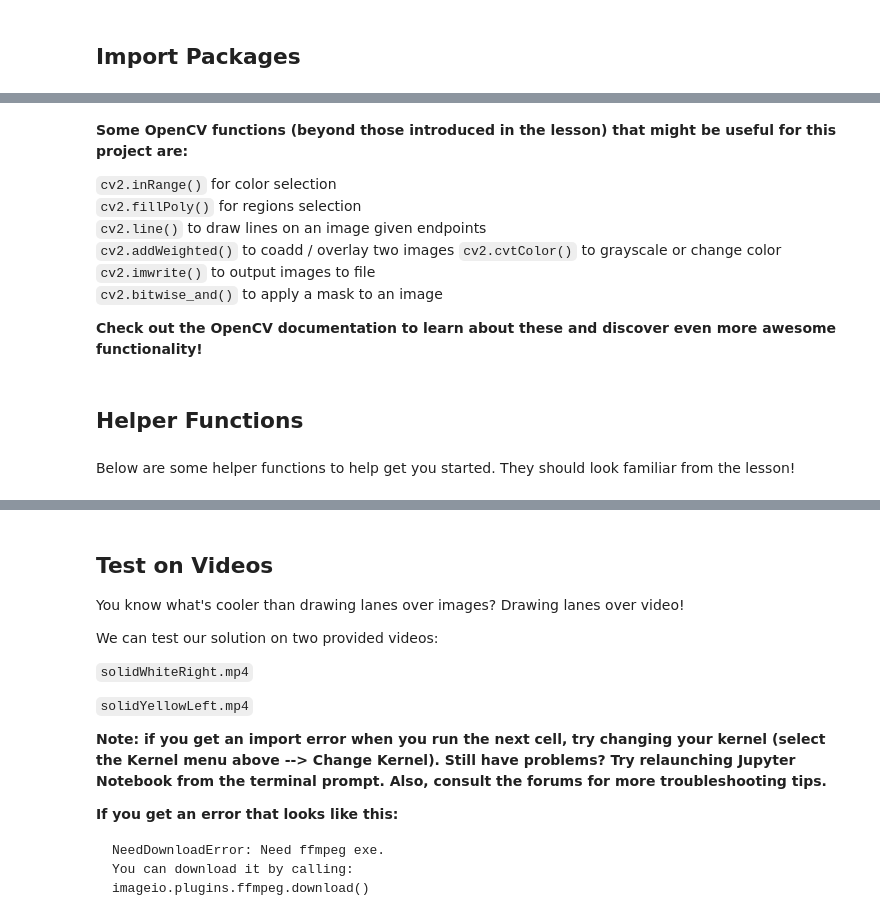
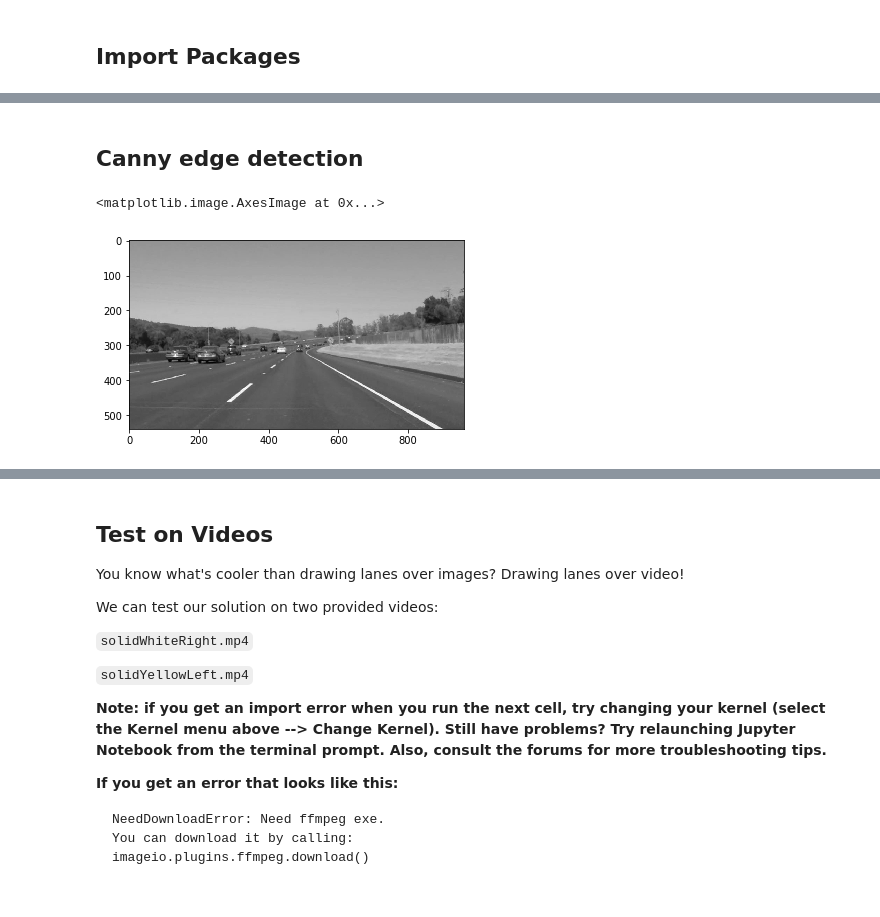
Before and after one commit to ninemillionbicycles/CarND-LaneLines-P1, a Jupyter notebook: P1.ipynb, the cells around one changed output, grey strips where cells are left out. Drawn from its saved outputs; the diff is of its cells as text; code cells hidden in the pictures.

```diff
--- a/P1.ipynb
+++ b/P1.ipynb
@@ -61,16 +64,0 @@ plt.imshow(image)  # if you wanted to show a single color channel image called '
-# %% [markdown]
-**Some OpenCV functions (beyond those introduced in the lesson) that might be useful for this project are:**
-
-`cv2.inRange()` for color selection
-`cv2.fillPoly()` for regions selection
-`cv2.line()` to draw lines on an image given endpoints
-`cv2.addWeighted()` to coadd / overlay two images
-`cv2.cvtColor()` to grayscale or change color
-`cv2.imwrite()` to output images to file
-`cv2.bitwise_and()` to apply a mask to an image
-
-**Check out the OpenCV documentation to learn about these and discover even more awesome functionality!**
-# %% [markdown]
-## Helper Functions
-# %% [markdown]
-Below are some helper functions to help get you started. They should look familiar from the lesson!
@@ -170,0 +65,13 @@ def weighted_img(img, initial_img, α=0.8, β=1., γ=0.):
+# %% [markdown]
+## Canny edge detection
+# %%
+# Grayscale the image
+image_gray = cv2.cvtColor(image,cv2.COLOR_RGB2GRAY)
+
+cv2.imwrite('test_images_output/grayscale.jpg', image_gray)
+
+# Display the image
+plt.imshow(image_gray, cmap="gray")
+# %% [output]
+<matplotlib.image.AxesImage at 0x...>
+[figure, added]
```
Also changed, not shown: parts of 29 cells of this notebook, 1 other file.
